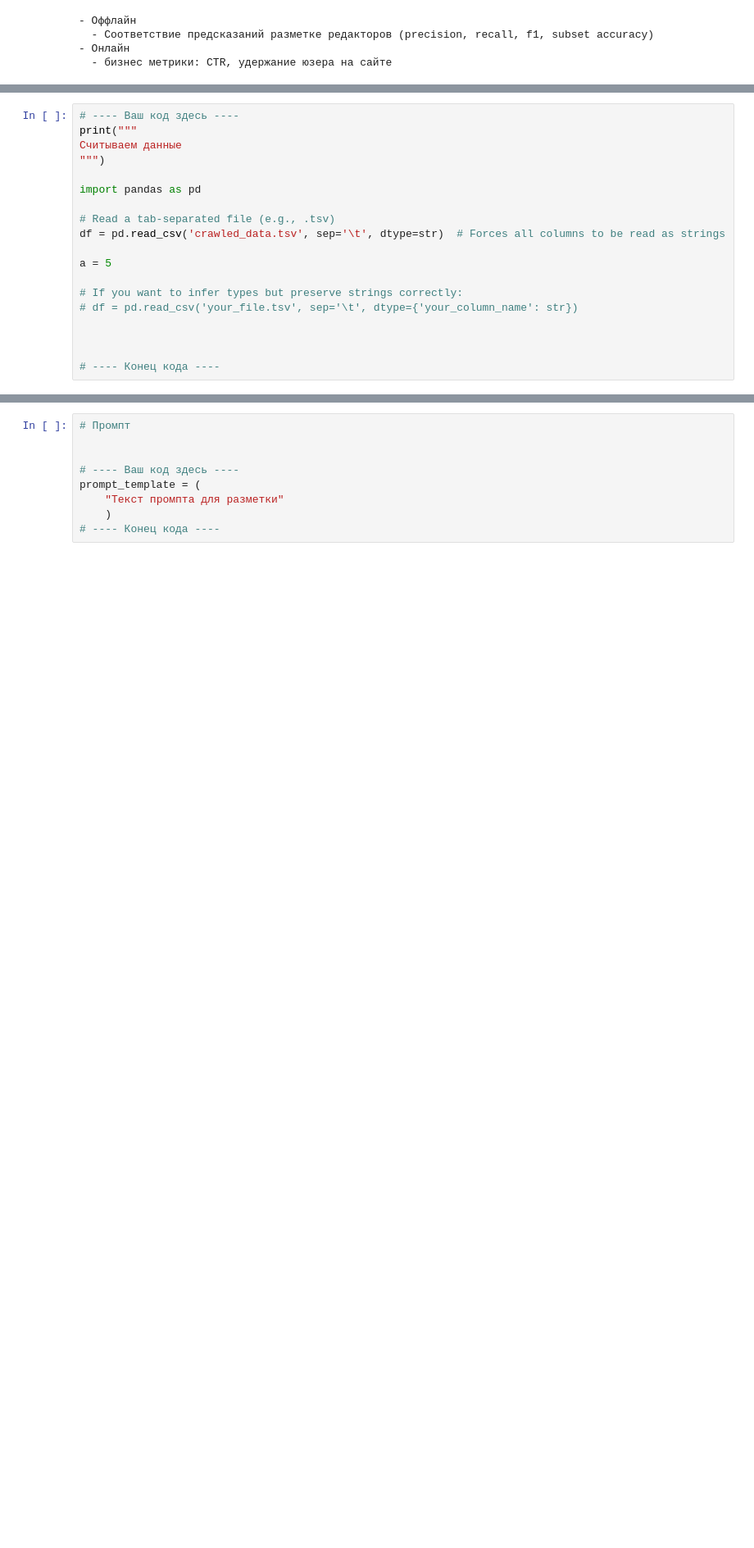
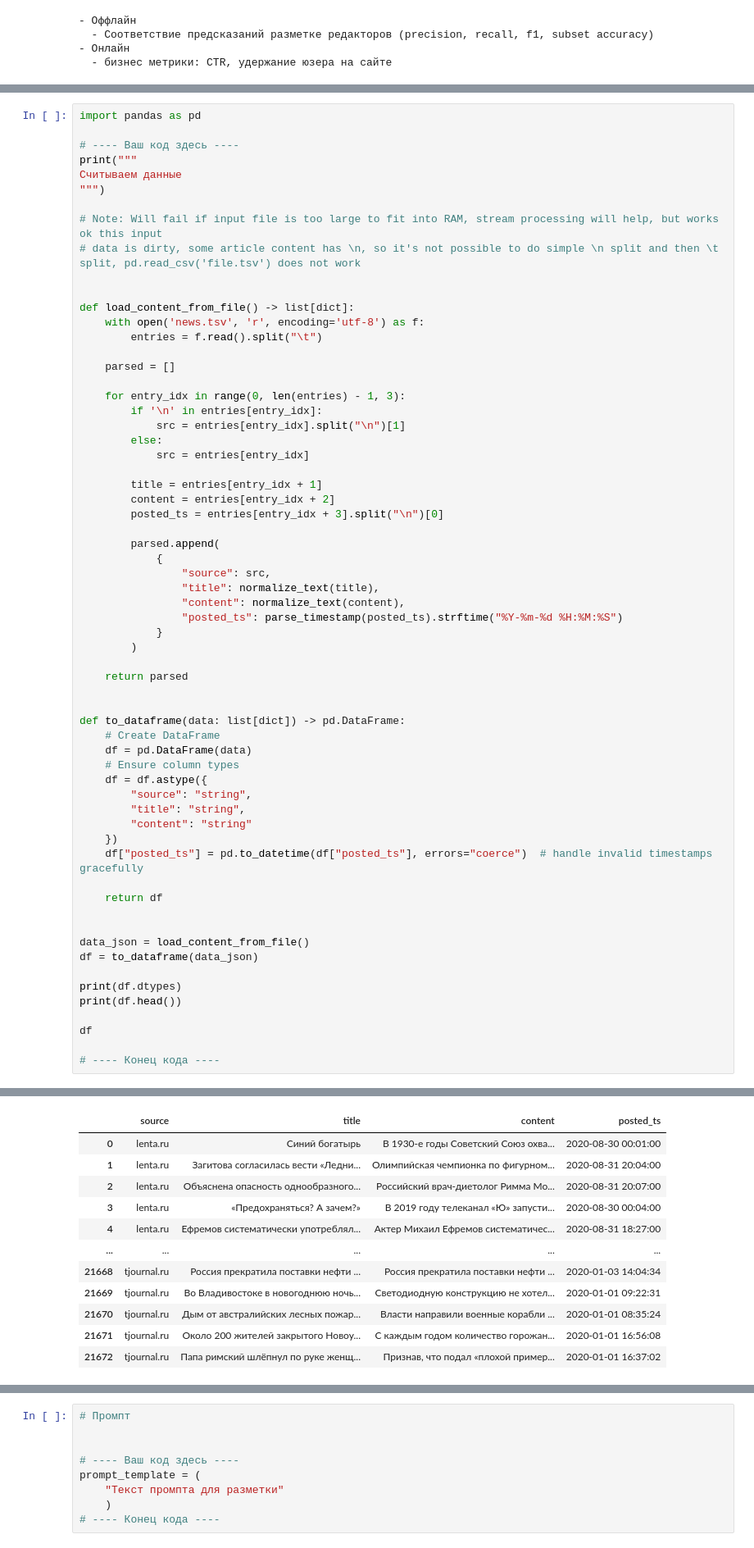
Before and after one commit to vackuzn/deepschool-llm, a Jupyter notebook: llm-pro/hw01/pro_hw1_solved_vyacheslav_kuznetsov.ipynb, the cells around one changed output, grey strips where cells are left out. Shown: that part at 82% size. Saved outputs shown, nothing was run; the diff lists cells and outputs as text; blank space fills up the shorter version.

```diff
--- a/llm-pro/hw01/pro_hw1_solved_vyacheslav_kuznetsov.ipynb
+++ b/llm-pro/hw01/pro_hw1_solved_vyacheslav_kuznetsov.ipynb
@@ -136,19 +127,0 @@ Unable to establish SSL connection.
-# %%
-# ---- Ваш код здесь ----
-print("""
-Считываем данные
-""")
-
-import pandas as pd
-
-# Read a tab-separated file (e.g., .tsv)
-df = pd.read_csv('crawled_data.tsv', sep='\t', dtype=str)  # Forces all columns to be read as strings
-
-a = 5
-
-# If you want to infer types but preserve strings correctly:
-# df = pd.read_csv('your_file.tsv', sep='\t', dtype={'your_column_name': str})
-
-
-
-# ---- Конец кода ----
@@ -156,0 +192,64 @@ a = 5
+# %%
+import pandas as pd
+
+# ---- Ваш код здесь ----
+print("""
+Считываем данные
+""")
+
+# Note: Will fail if input file is too large to fit into RAM, stream processing will help, but works ok this input
+# data is dirty, some article content has \n, so it's not possible to do simple \n split and then \t split, pd.read_csv('file.tsv') does not work
+
+
+def load_content_from_file() -> list[dict]:
+    with open('news.tsv', 'r', encoding='utf-8') as f:
+        entries = f.read().split("\t")
+
+    parsed = []
+
+    for entry_idx in range(0, len(entries) - 1, 3):
+        if '\n' in entries[entry_idx]:
+            src = entries[entry_idx].split("\n")[1]
+        else:
+            src = entries[entry_idx]
+
+        title = entries[entry_idx + 1]
+        content = entries[entry_idx + 2]
+        posted_ts = entries[entry_idx + 3].split("\n")[0]
+
+        parsed.append(
+            {
+                "source": src,
+                "title": normalize_text(title),
+                "content": normalize_text(content),
+                "posted_ts": parse_timestamp(posted_ts).strftime("%Y-%m-%d %H:%M:%S")
+            }
+        )
+
+    return parsed
+
+
+def to_dataframe(data: list[dict]) -> pd.DataFrame:
+    # Create DataFrame
+    df = pd.DataFrame(data)
+    # Ensure column types
+    df = df.astype({
+        "source": "string",
+        "title": "string",
+        "content": "string"
+    })
+    df["posted_ts"] = pd.to_datetime(df["posted_ts"], errors="coerce")  # handle invalid timestamps gracefully
+
+    return df
+
+
+data_json = load_content_from_file()
+df = to_dataframe(data_json)
+
+print(df.dtypes)
+print(df.head())
+
+df
+
+# ---- Конец кода ----
+# %% [output]
@@ -156,0 +276,12 @@ a = 5
+|  | source | title | content | posted_ts |
+| 0 | lenta.ru | Синий богатырь | В 1930-е годы Советский Союз охва... | 2020-08-30 00:01:00 |
+| 1 | lenta.ru | Загитова согласилась вести «Ледни... | Олимпийская чемпионка по фигурном... | 2020-08-31 20:04:00 |
+| 2 | lenta.ru | Объяснена опасность однообразного... | Российский врач-диетолог Римма Мо... | 2020-08-31 20:07:00 |
+| 3 | lenta.ru | «Предохраняться? А зачем?» | В 2019 году телеканал «Ю» запусти... | 2020-08-30 00:04:00 |
+| 4 | lenta.ru | Ефремов систематически употреблял... | Актер Михаил Ефремов систематичес... | 2020-08-31 18:27:00 |
+| ... | ... | ... | ... | ... |
+| 21668 | tjournal.ru | Россия прекратила поставки нефти ... | Россия прекратила поставки нефти ... | 2020-01-03 14:04:34 |
+| 21669 | tjournal.ru | Во Владивостоке в новогоднюю ночь... | Светодиодную конструкцию не хотел... | 2020-01-01 09:22:31 |
+| 21670 | tjournal.ru | Дым от австралийских лесных пожар... | Власти направили военные корабли ... | 2020-01-01 08:35:24 |
+| 21671 | tjournal.ru | Около 200 жителей закрытого Новоу... | С каждым годом количество горожан... | 2020-01-01 16:56:08 |
+| 21672 | tjournal.ru | Папа римский шлёпнул по руке женщ... | Признав, что подал «плохой пример... | 2020-01-01 16:37:02 |
```
Also changed, not shown: parts of 10 cells of this notebook, 8 other files.
